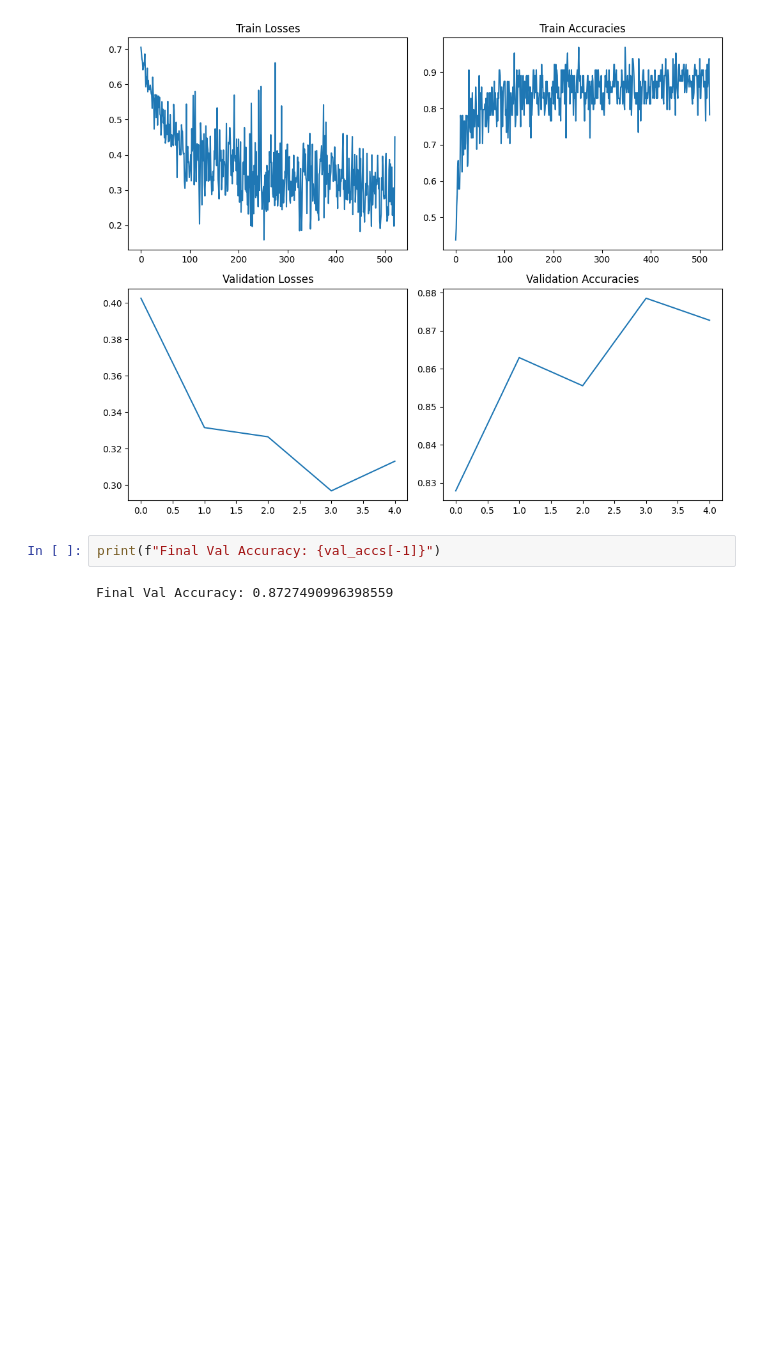
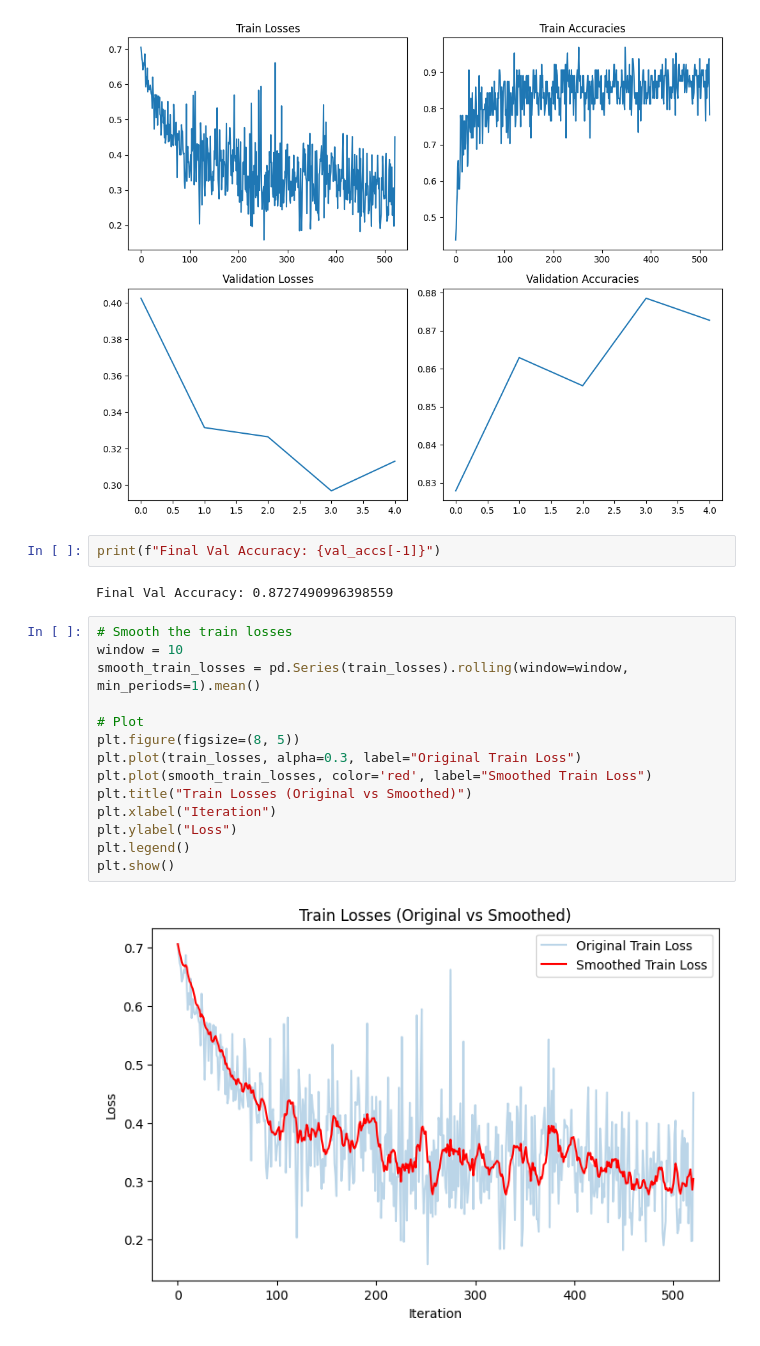
Before and after one commit to Ravi-Raghavan/ESE-5460-Final-Project, a Jupyter notebook: Milestone #4_Ravi.ipynb, the cells around one changed output. Cells and saved outputs as stored; diff of their text form; blank space fills up the shorter version.

```diff
--- a/Milestone #4_Ravi.ipynb
+++ b/Milestone #4_Ravi.ipynb
@@ -668,3 +668,19 @@ plt.show()
 print(f"Final Val Accuracy: {val_accs[-1]}")
 # %% [output]
 Final Val Accuracy: 0.8727490996398559
+# %%
+# Smooth the train losses
+window = 10
+smooth_train_losses = pd.Series(train_losses).rolling(window=window, min_periods=1).mean()
+
+# Plot
+plt.figure(figsize=(8, 5))
+plt.plot(train_losses, alpha=0.3, label="Original Train Loss")
+plt.plot(smooth_train_losses, color='red', label="Smoothed Train Loss")
+plt.title("Train Losses (Original vs Smoothed)")
+plt.xlabel("Iteration")
+plt.ylabel("Loss")
+plt.legend()
+plt.show()
+# %% [output]
+[figure, added]
```
